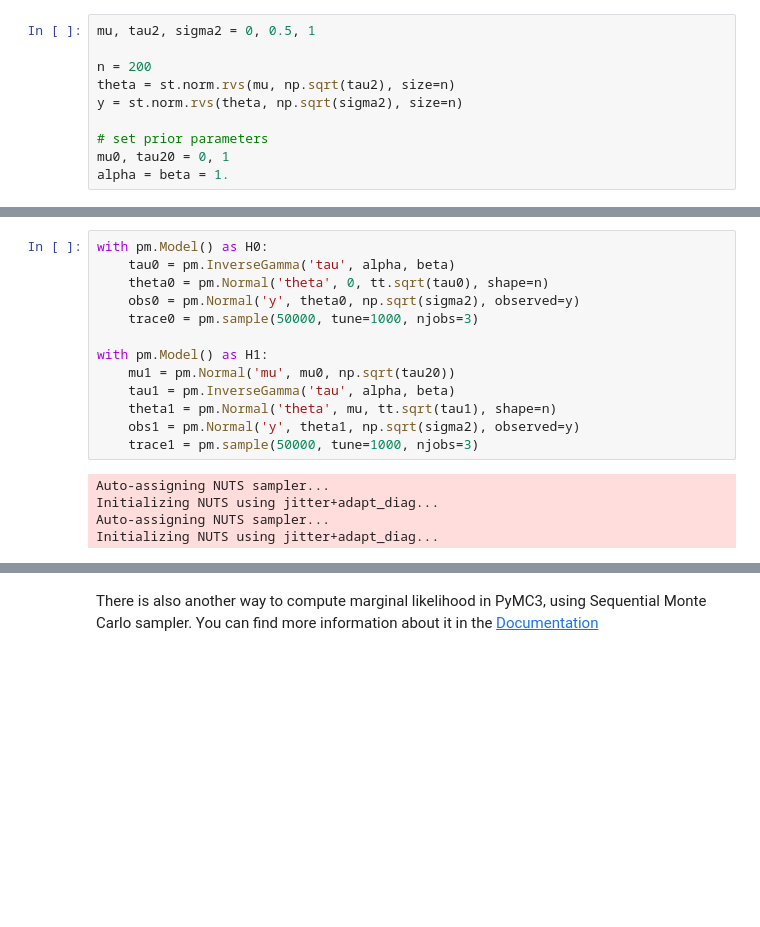
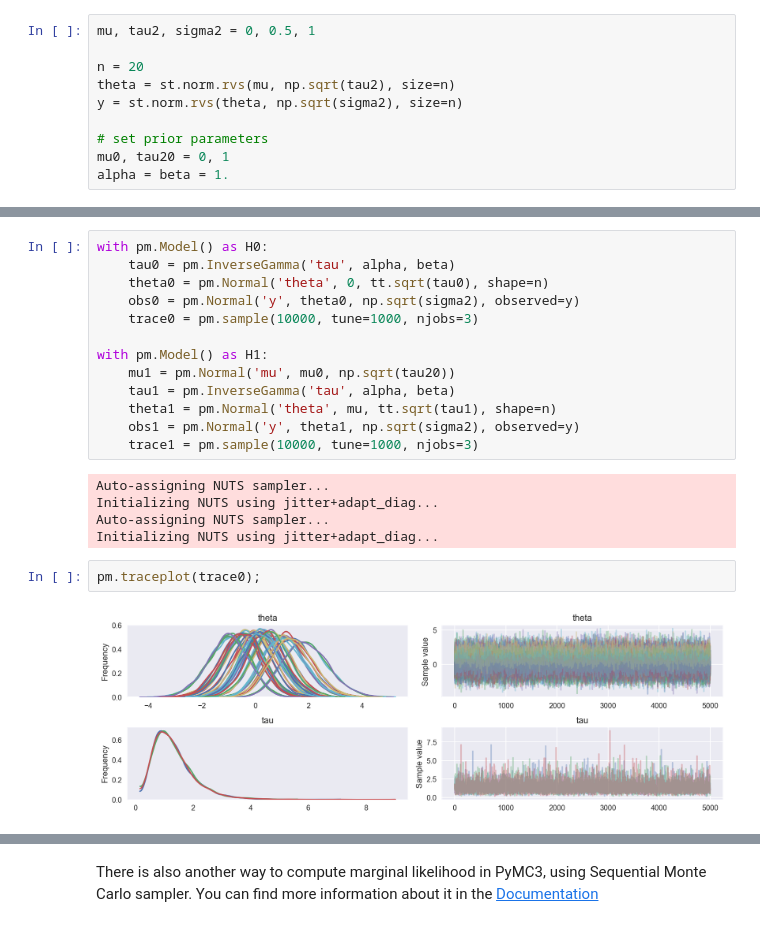
Before and after one commit to junpenglao/junpenglao.github.io, a Jupyter notebook: Blogs/posts/Maginal/Marginal Likelihood in Python.ipynb, the cells around one changed output, grey strips where cells are left out. Cells and saved outputs as stored; diff of their text form; blank space fills up the shorter version.

```diff
--- a/Blogs/posts/Maginal/Marginal Likelihood in Python.ipynb
+++ b/Blogs/posts/Maginal/Marginal Likelihood in Python.ipynb
@@ -489,7 +494,7 @@ Based on the [bridgesampling R package example](https://github.com/quentingronau
 # %%
 mu, tau2, sigma2 = 0, 0.5, 1
 
-n = 200
+n = 20
 theta = st.norm.rvs(mu, np.sqrt(tau2), size=n)
 y = st.norm.rvs(theta, np.sqrt(sigma2), size=n)
 
@@ -501,19 +508,23 @@ with pm.Model() as H0:
     tau0 = pm.InverseGamma('tau', alpha, beta)
     theta0 = pm.Normal('theta', 0, tt.sqrt(tau0), shape=n)
     obs0 = pm.Normal('y', theta0, np.sqrt(sigma2), observed=y)
-    trace0 = pm.sample(50000, tune=1000, njobs=3)
+    trace0 = pm.sample(10000, tune=1000, njobs=3)
 
 with pm.Model() as H1:
     mu1 = pm.Normal('mu', mu0, np.sqrt(tau20))
     tau1 = pm.InverseGamma('tau', alpha, beta)
     theta1 = pm.Normal('theta', mu, tt.sqrt(tau1), shape=n)
     obs1 = pm.Normal('y', theta1, np.sqrt(sigma2), observed=y)
-    trace1 = pm.sample(50000, tune=1000, njobs=3)
+    trace1 = pm.sample(10000, tune=1000, njobs=3)
 # %% [output]
 Auto-assigning NUTS sampler...
 Initializing NUTS using jitter+adapt_diag...
 Auto-assigning NUTS sampler...
 Initializing NUTS using jitter+adapt_diag...
+# %%
+pm.traceplot(trace0);
+# %% [output]
+[figure, added]
 # %%
 logml0 = Marginal_llk(trace0, model=H0, maxiter=1000)
 print('Bridge sampling estimate of the log marginal likelihood: %.5f'
```
Also changed, not shown: parts of 50 cells of this notebook.
